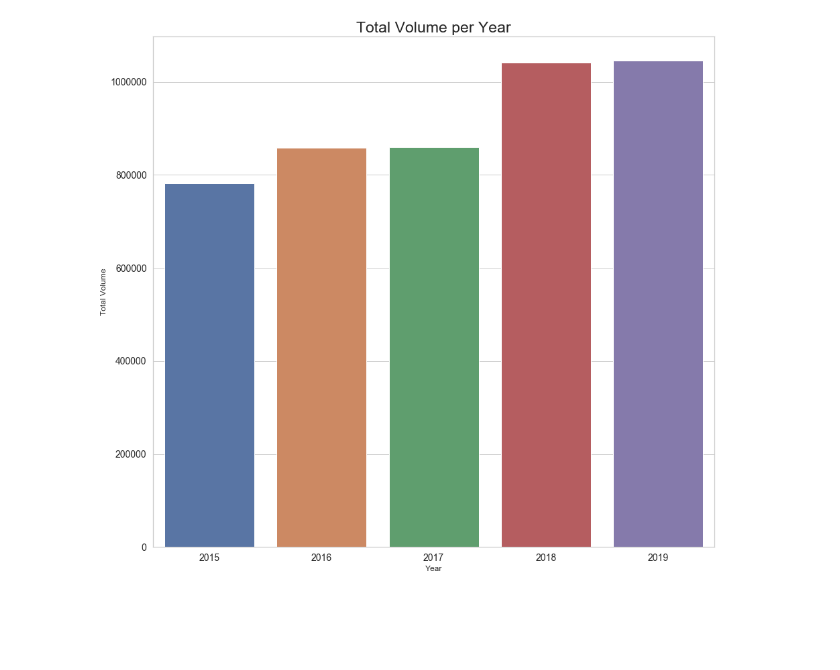
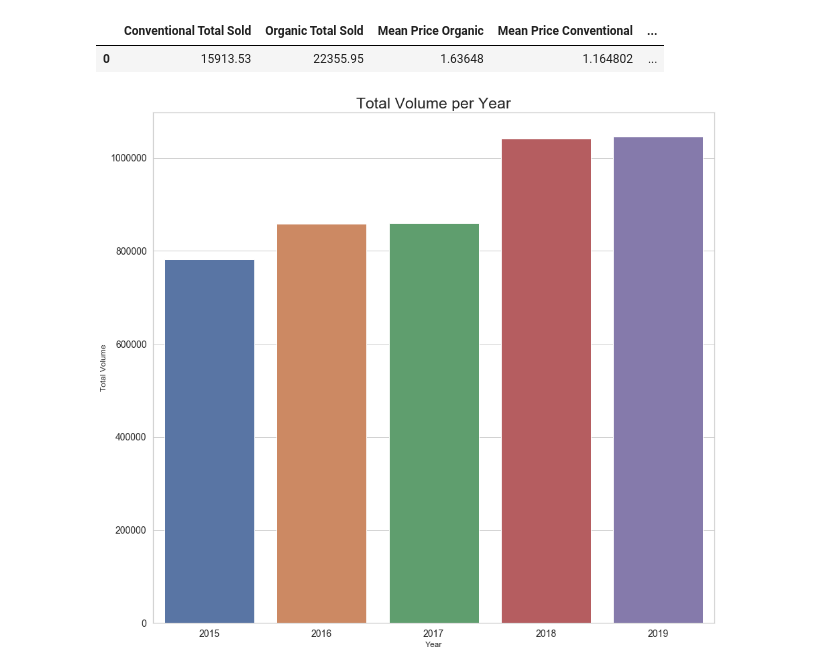
Before and after one commit to kmanning1224/Avocado-Sales-Analysis, a Jupyter notebook: Avocado Data -K/data/Comparisons.ipynb, the cells around one changed output. Saved outputs shown, nothing was run; the diff lists cells and outputs as text; code cells hidden in the pictures; blank space fills up the shorter version.

```diff
--- a/Avocado Data -K/data/Comparisons.ipynb
+++ b/Avocado Data -K/data/Comparisons.ipynb
@@ -40,13 +40,17 @@ OrganicLow = pd.Series(dfOrgfinal['Price'].min())
 # %%
 #newDF to work with: min, max, mean, totalsold.
 dfcomp = pd.DataFrame({"Conventional Total Sold": ConventTotal,
-                      "Organic Total Solid": OrganicTotal,
+                      "Organic Total Sold": OrganicTotal,
                       "Mean Price Organic": OrganicMean,
                       "Mean Price Conventional": ConventMean,
                       "Highest Price of Conventional": ConventHigh,
                       "Highest Price of Organic": OrganicHigh,
                       "Lowest Price of Conventional": ConventLow,
                       "Lowest Price of Organic": OrganicLow})
+dfcomp
+# %% [output]
+|  | Conventional Total Sold | Organic Total Sold | Mean Price Organic | Mean Price Conventional | ... |
+| 0 | 15913.53 | 22355.95 | 1.63648 | 1.164802 | ... |
 # %%
 #DF for Volume by Region intake
 plt.figure(figsize=(15, 14))
```
Also changed, not shown: parts of 2 cells of this notebook, 13 other files.
